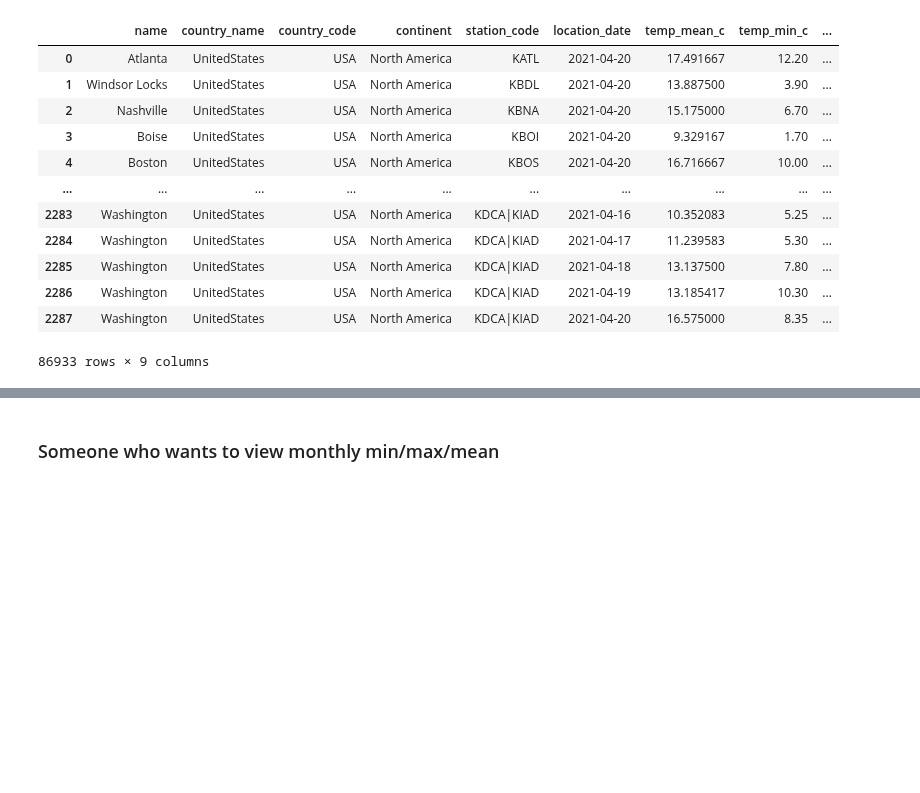
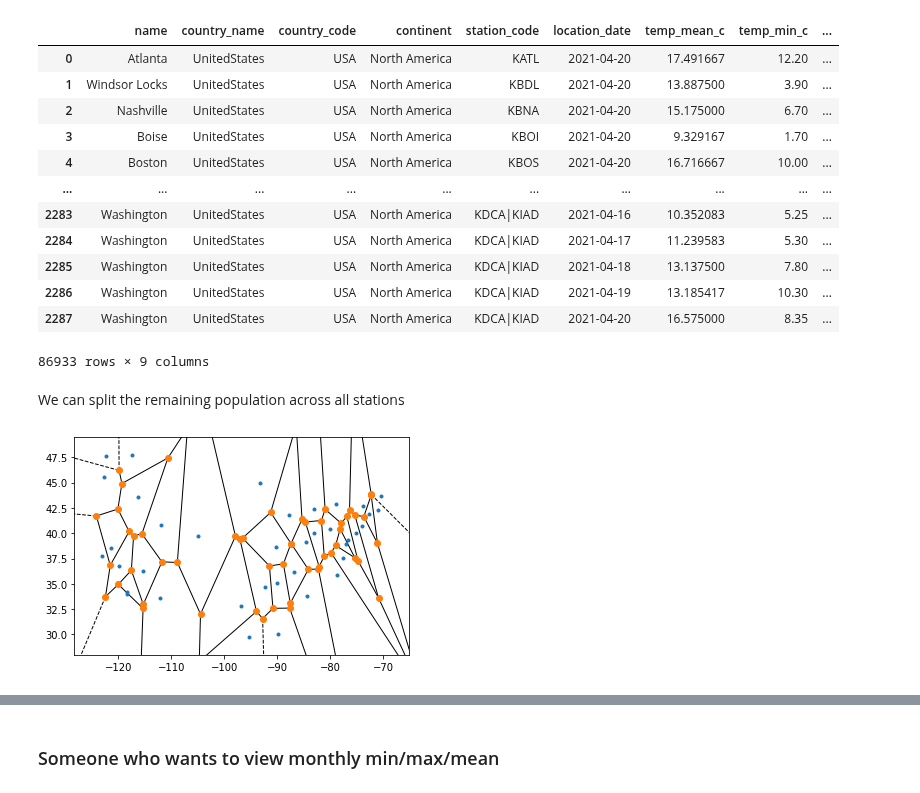
Before and after one commit to gautierdag/temperatures, a Jupyter notebook: main.ipynb, the cells around one changed output, grey strips where cells are left out. Cells and saved outputs as stored; diff of their text form; code cells hidden in the pictures; blank space fills up the shorter version.

```diff
--- a/main.ipynb
+++ b/main.ipynb
@@ -90,3 +90,19 @@ temp_df
 | 2286 | Washington | UnitedStates | USA | North America | KDCA|KIAD | 2021-04-19 | 13.185417 | 10.30 | ... |
 | 2287 | Washington | UnitedStates | USA | North America | KDCA|KIAD | 2021-04-20 | 16.575000 | 8.35 | ... |
 86933 rows × 9 columns
+# %% [markdown]
+We can split the remaining population across all stations
+# %%
+from scipy.spatial import Voronoi, voronoi_plot_2d, cKDTree
+import numpy as np
+import matplotlib.pyplot as plt
+
+
+temp_lon_lat = temp_df.merge(pop_df, how="left", left_on="name", right_on="City").groupby("name")[["Lon", "Lat"]].first()
+
+vor = Voronoi(temp_lon_lat.values)
+fig = voronoi_plot_2d(vor)
+
+plt.show()
+# %% [output]
+[figure, added]
```
Also changed, not shown: parts of 5 cells of this notebook, 4 other files.
